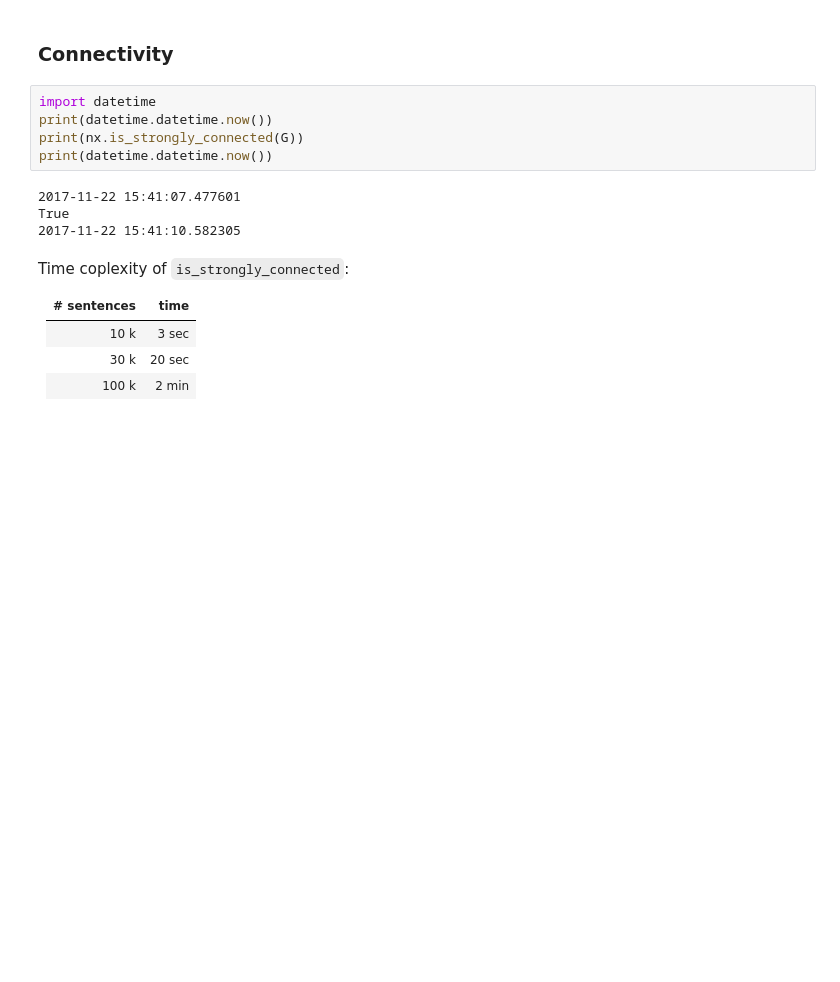
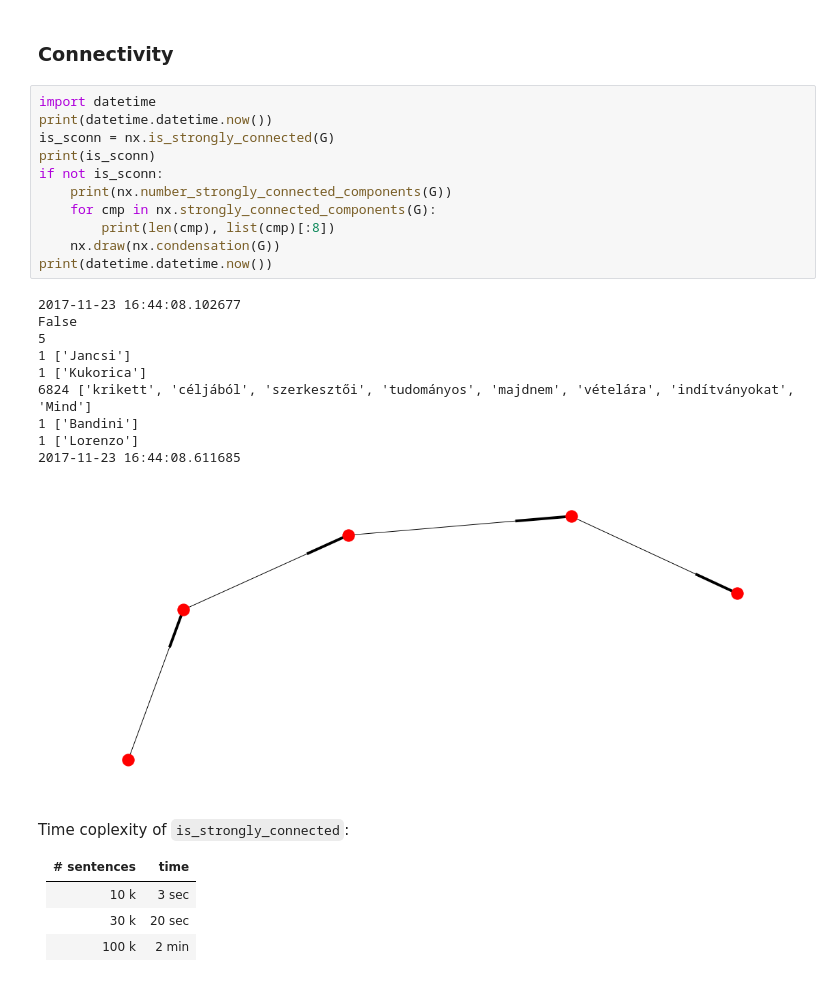
Before and after one commit to makrai/TextBetweenness, a Jupyter notebook: networkit_notebooks/NetworKit_UserGuide.ipynb, the cells around one changed output. Drawn from its saved outputs; the diff is of its cells as text; blank space fills up the shorter version.

```diff
--- a/networkit_notebooks/NetworKit_UserGuide.ipynb
+++ b/networkit_notebooks/NetworKit_UserGuide.ipynb
@@ -109,12 +107,25 @@ The following function determines the SCCs of a graph:
 # %%
 import datetime
 print(datetime.datetime.now())
-print(nx.is_strongly_connected(G))
+is_sconn = nx.is_strongly_connected(G)
+print(is_sconn)
+if not is_sconn:
+    print(nx.number_strongly_connected_components(G))
+    for cmp in nx.strongly_connected_components(G):
+        print(len(cmp), list(cmp)[:8])
+    nx.draw(nx.condensation(G))
 print(datetime.datetime.now())
 # %% [output]
-2017-11-22 15:41:07.477601
-True
-2017-11-22 15:41:10.582305
+2017-11-23 16:44:08.102677
+False
+5
+1 ['Jancsi']
+1 ['Kukorica']
+6824 ['krikett', 'céljából', 'szerkesztői', 'tudományos', 'majdnem', 'vételára', 'indítványokat', 'Mind']
+1 ['Bandini']
+1 ['Lorenzo']
+2017-11-23 16:44:08.611685
+[figure, added]
 # %% [markdown]
 Time coplexity of `is_strongly_connected`:
 
```
Also changed, not shown: parts of 72 cells of this notebook, 1 other file.
